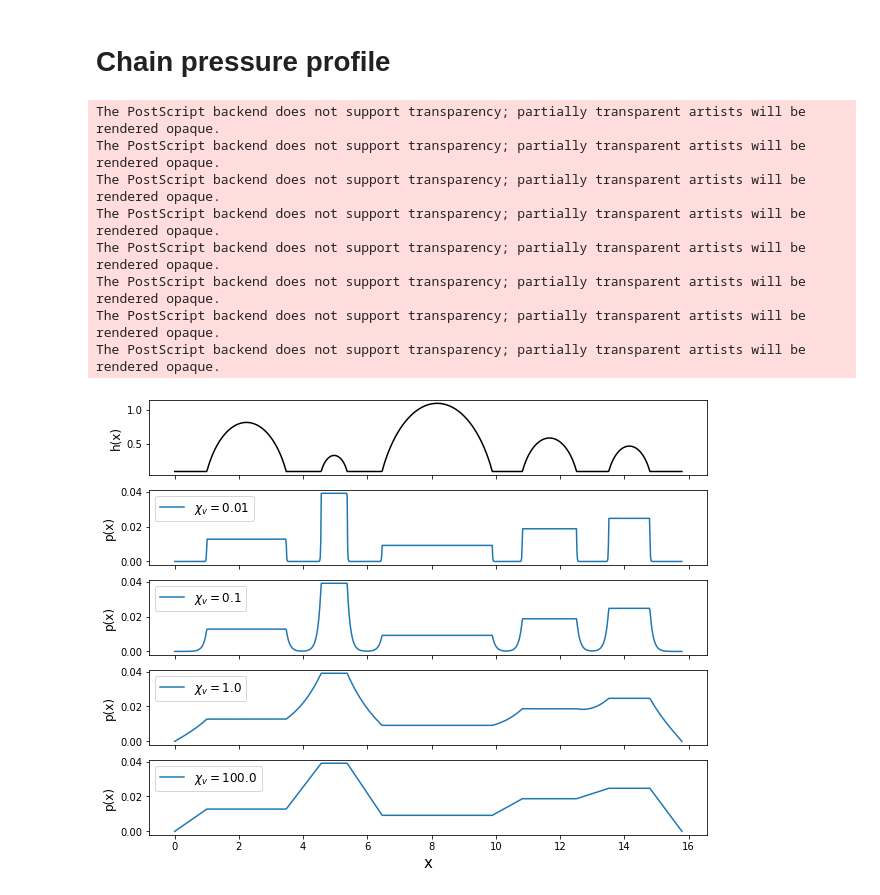
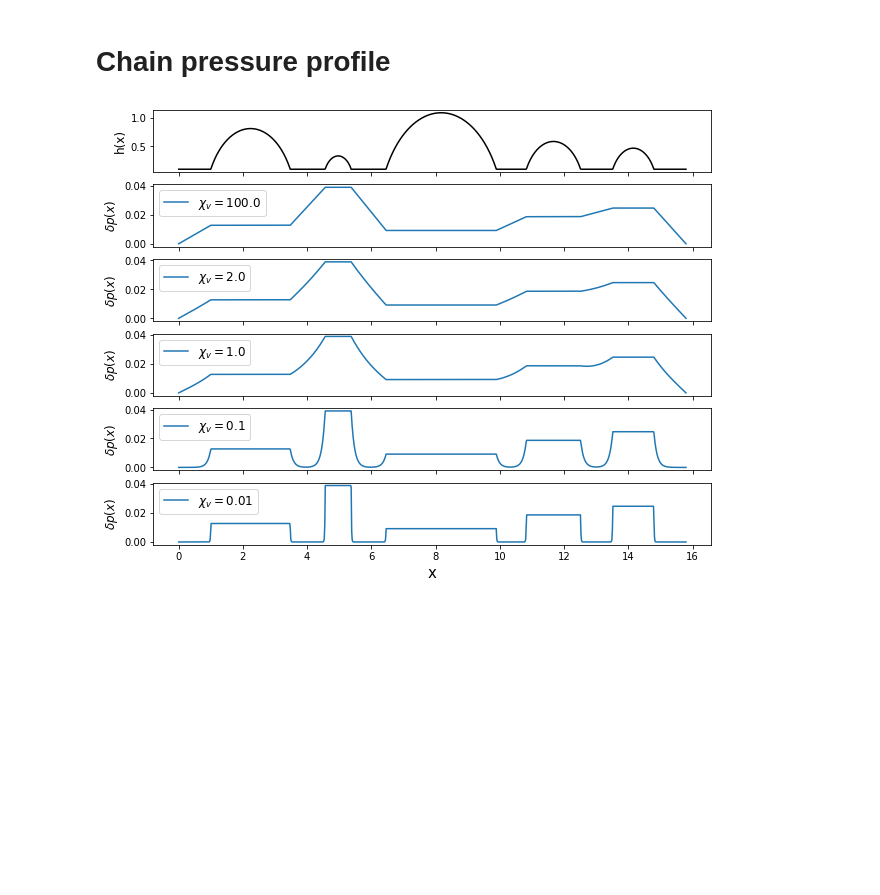
Before and after one commit to VirtualEmbryo/hydroosmotic_chain, a Jupyter notebook: _notebook/2lumens/ode_solver.ipynb, the cells around one changed output. Cells and saved outputs as stored; diff of their text form; code cells hidden in the pictures; blank space fills up the shorter version.

```diff
--- a/_notebook/2lumens/ode_solver.ipynb
+++ b/_notebook/2lumens/ode_solver.ipynb
@@ -587,42 +583,34 @@ chis, chiv = 1., 100.
 nb_lumens = 5
 
 chain = lc.Osmotic_Chain(nb_lumens)
 chain.__gen_network_lumen_object__(avg_size=1., std_size=0.5, avg_dist = ell0, std_dist=0.1, dist_toleft=1, dist_toright=1, ca_lumen_list=[], ca_bridge_list=[], equilibrium=True)
 
 set_equilibrium = True
 if set_equilibrium :
     for k in range(1, nb_lumens+1) :
         chain.lumens_dict[k].nb_ions = chain.lumens_dict[k].length**2/chain.lumens_dict[k].mu
 
-chi_list = [(1., 0.01), (1., .1), (1., 1.),  (1., 100.)]
+chi_list = [(1., 100.), (1., 2.), (1., 1.), (1., .1), (1., 0.01)]
 
 x = np.linspace(0., chain.total_length, 1001)
 
 fig, ax = plt.subplots(len(chi_list)+1, 1, figsize=(10, 8), sharex=True)
 ax[0].plot(x, tools.profile(x, chain)[0], color='k')
 #ax[0].axis('equal')
 ax[0].set_ylabel('h(x)', fontsize=12)
 
 i=1
 for elem in chi_list :
     chis = elem[0]
     chiv = elem[1]
     chain.xis, chain.xiv = ell0*chis, ell0*chiv
     p = calc_local_pressure(x, chain)
     ax[i].plot(x, p, label = r'$\chi_v = $' + str(chiv))
-    ax[i].set_ylabel('p(x)', fontsize=12)
+    ax[i].set_ylabel(r'$\delta p(x)$', fontsize=12)
     ax[i].legend(fontsize=12, loc=2)
     i+=1
 ax[i-1].set_xlabel('x', fontsize=15)
-plt.savefig('/Users/mathieuleverge/git/chain_lumen/_notebook/figures/pressure_profile_chain.eps', format='eps')
+#plt.savefig('/Users/mathieuleverge/git/chain_lumen/_notebook/figures/pressure_profile_chain.eps', format='eps')
 plt.show()
 # %% [output]
-The PostScript backend does not support transparency; partially transparent artists will be rendered opaque.
-The PostScript backend does not support transparency; partially transparent artists will be rendered opaque.
-The PostScript backend does not support transparency; partially transparent artists will be rendered opaque.
-The PostScript backend does not support transparency; partially transparent artists will be rendered opaque.
-The PostScript backend does not support transparency; partially transparent artists will be rendered opaque.
-The PostScript backend does not support transparency; partially transparent artists will be rendered opaque.
-The PostScript backend does not support transparency; partially transparent artists will be rendered opaque.
-The PostScript backend does not support transparency; partially transparent artists will be rendered opaque.
-[figure, old version]
+[figure, new version]
```
Also changed, not shown: parts of 2 cells of this notebook, 7 other files.
